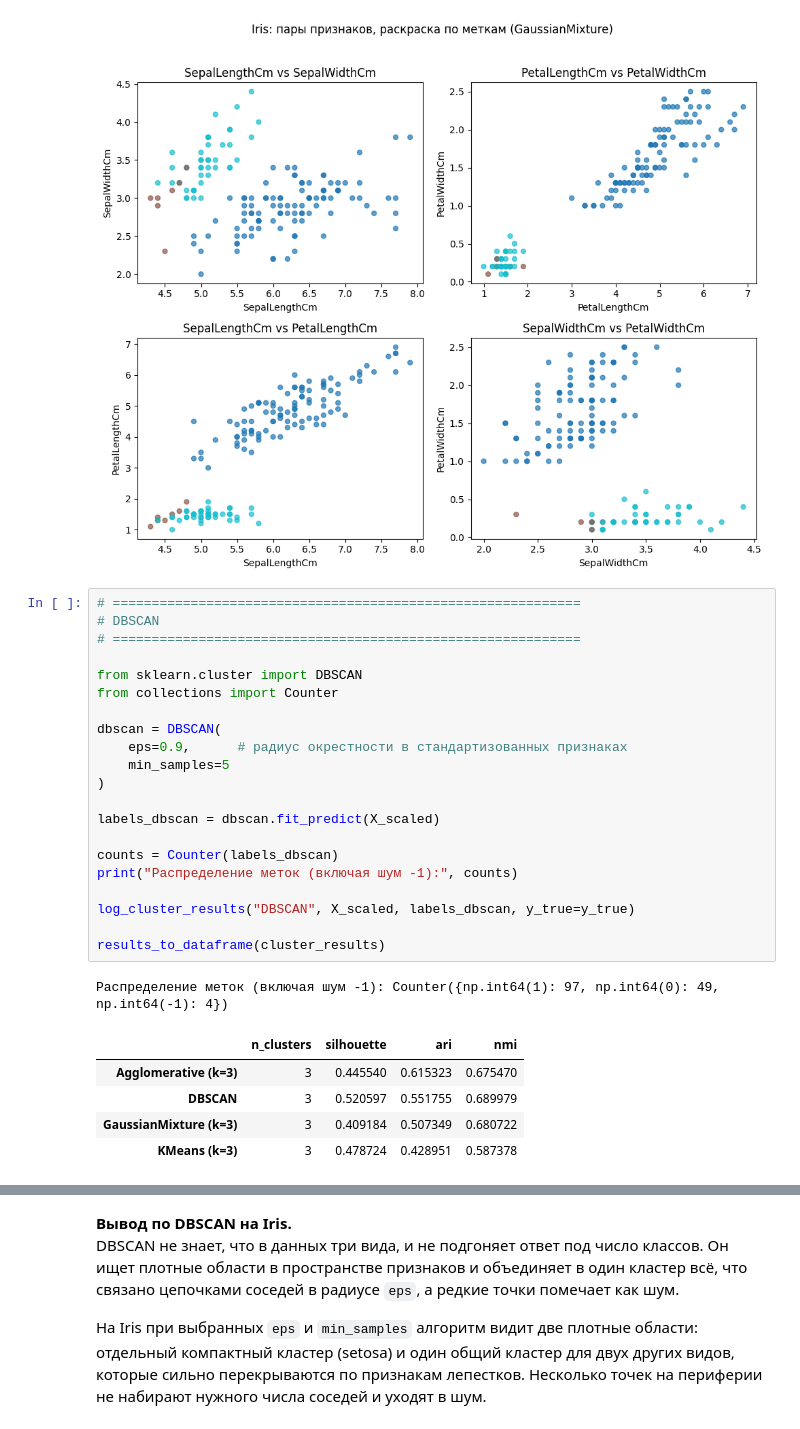
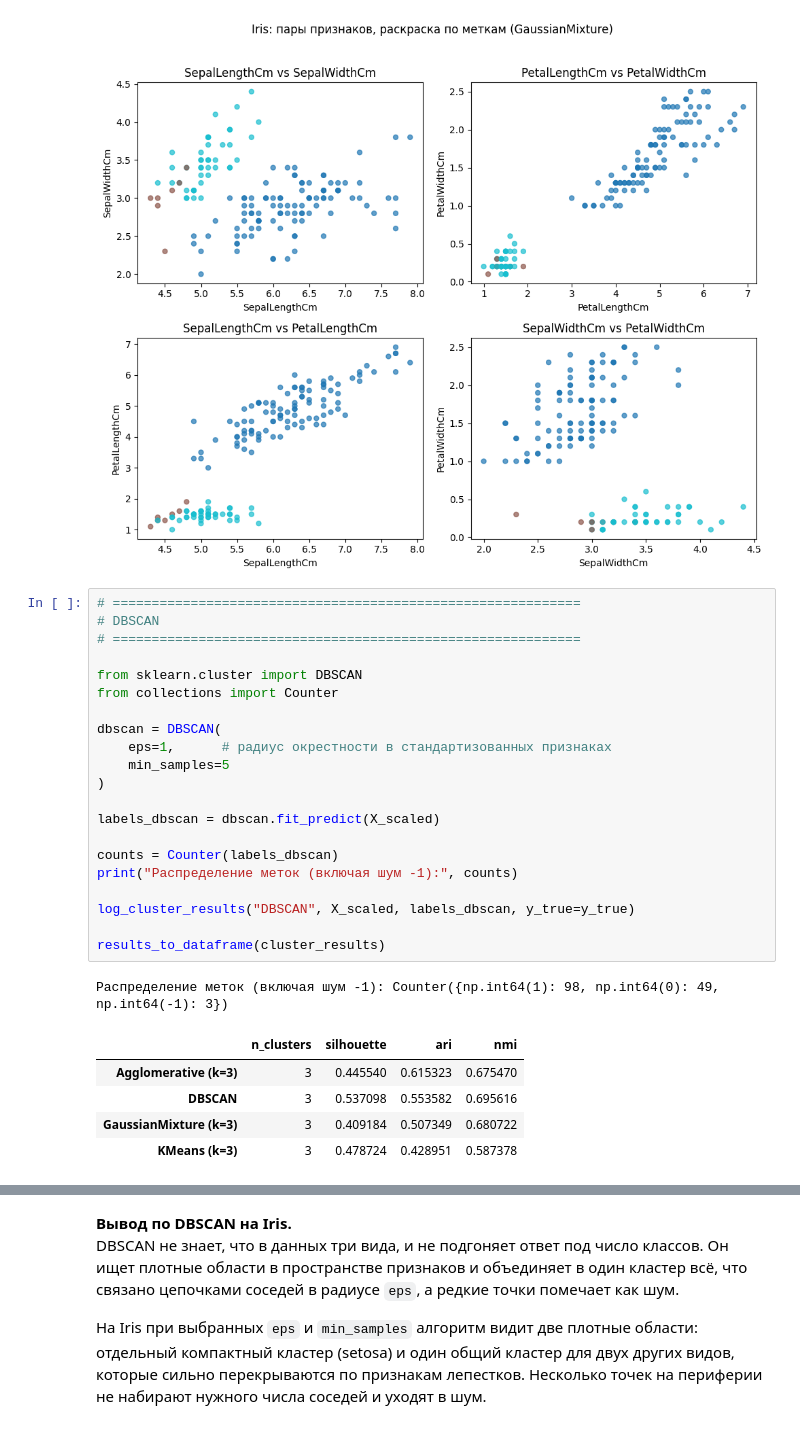
Before and after one commit to AlexandrAxyonov/Intro_in_ML, a Jupyter notebook: practices/Clustering/clustering.ipynb, the cells around one changed output, grey strips where cells are left out. Saved outputs shown, nothing was run; the diff lists cells and outputs as text.

```diff
--- a/practices/Clustering/clustering.ipynb
+++ b/practices/Clustering/clustering.ipynb
@@ -1264,29 +1264,29 @@ show_features(labels_gmm, title_suffix="(GaussianMixture)")
 # %%
 # ============================================================
 # DBSCAN
 # ============================================================
 
 from sklearn.cluster import DBSCAN
 from collections import Counter
 
 dbscan = DBSCAN(
-    eps=0.9,      # радиус окрестности в стандартизованных признаках
+    eps=1,      # радиус окрестности в стандартизованных признаках
     min_samples=5
 )
 
 labels_dbscan = dbscan.fit_predict(X_scaled)
 
 counts = Counter(labels_dbscan)
 print("Распределение меток (включая шум -1):", counts)
 
 log_cluster_results("DBSCAN", X_scaled, labels_dbscan, y_true=y_true)
 
 results_to_dataframe(cluster_results)
 # %% [output]
-Распределение меток (включая шум -1): Counter({np.int64(1): 97, np.int64(0): 49, np.int64(-1): 4})
+Распределение меток (включая шум -1): Counter({np.int64(1): 98, np.int64(0): 49, np.int64(-1): 3})
 |  | n_clusters | silhouette | ari | nmi |
 | Agglomerative (k=3) | 3 | 0.445540 | 0.615323 | 0.675470 |
-| DBSCAN | 3 | 0.520597 | 0.551755 | 0.689979 |
+| DBSCAN | 3 | 0.537098 | 0.553582 | 0.695616 |
 | GaussianMixture (k=3) | 3 | 0.409184 | 0.507349 | 0.680722 |
 | KMeans (k=3) | 3 | 0.478724 | 0.428951 | 0.587378 |
 # %%
```
Also changed, not shown: parts of 3 cells of this notebook, 5 other files.
